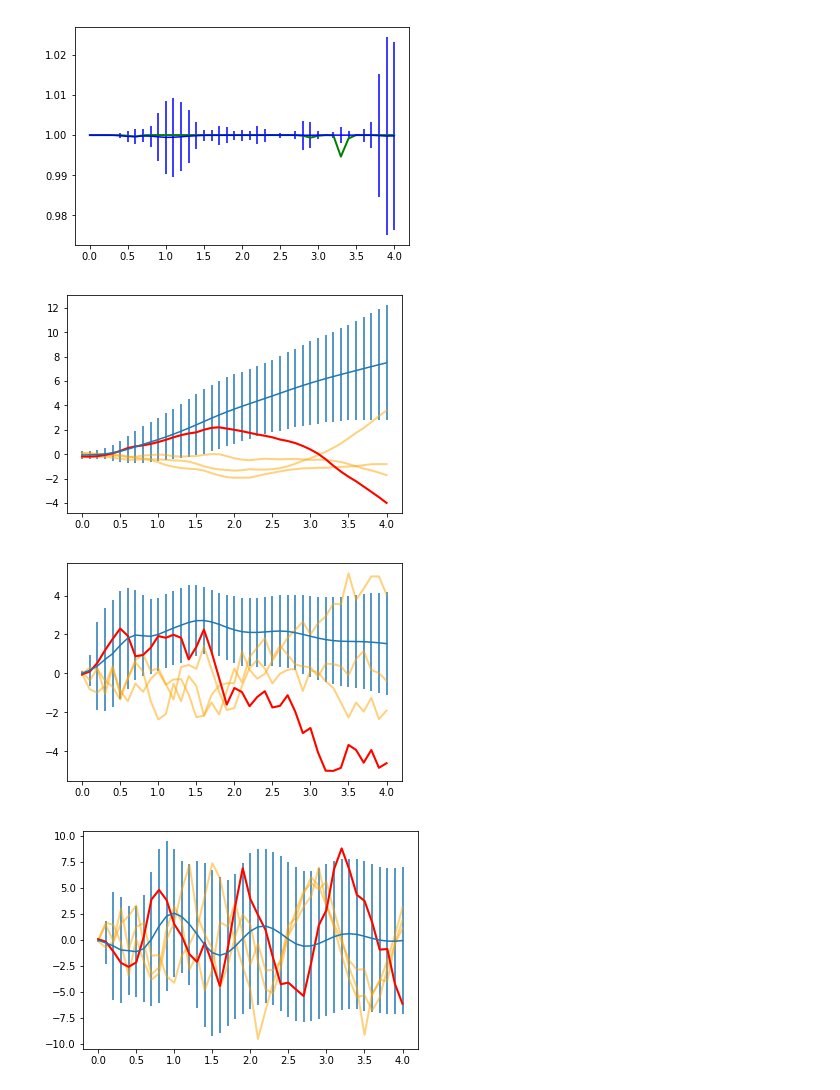
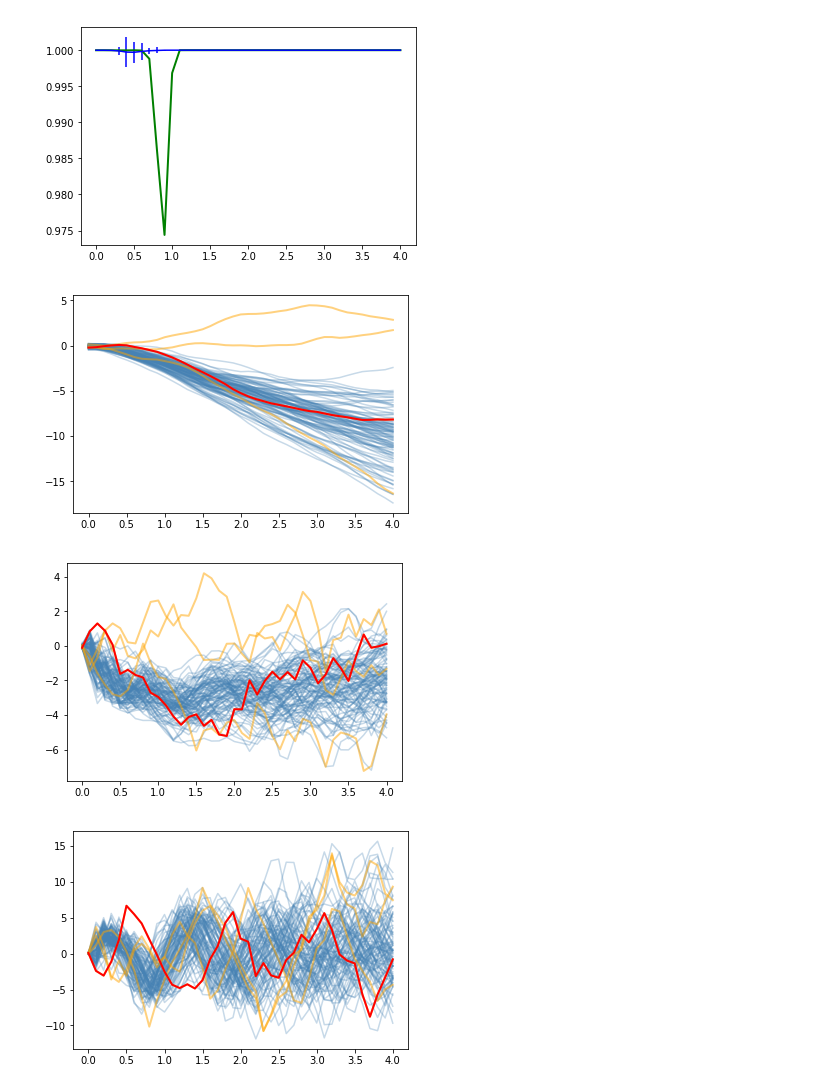
Before and after one commit to mcgillmrl/kusanagi, a Jupyter notebook: examples/notebooks/mc_pilco.ipynb, the cells around one changed output. Cells and saved outputs as stored; diff of their text form; code cells hidden in the pictures.

```diff
--- a/examples/notebooks/mc_pilco.ipynb
+++ b/examples/notebooks/mc_pilco.ipynb
@@ -40,8 +40,8 @@ mcpilco_config = pilco_config.copy()
 mcpilco_config['params']['min_method'] = 'ADAM'
 mcpilco_config['params']['learning_rate'] = 1e-4
 mcpilco_config['params']['max_evals'] = 1000
-mcpilco_config['params']['clip'] = None
-mcpilco_config['n_samples'] = 500
+mcpilco_config['params']['clip'] = 100.0
+mcpilco_config['n_samples'] = 25
 mcpilco_config['dynmodel_class'] = kreg.BNN
 mcpilco_config['policy_class'] = NNPolicy
 
@@ -120,6 +120,6 @@ DenseLayer {'num_units': 4, 'nonlinearity': <function linear at 0x...>, 'name':
 # %%
 mcpilco.resample = False
 mcpilco.rollout_fn = None
-mcpilco.set_n_samples(5000)
-plot_results(mcpilco,plot_samples=False)
+mcpilco.set_n_samples(100)
+plot_results(mcpilco,plot_samples=True)
 # %% [output]
@@ -129,4 +129,4 @@ plot_results(mcpilco,plot_samples=False)
-[figure, old version]
+[figure, new version]
-[figure, old version]
+[figure, new version]
-[figure, old version]
+[figure, new version]
-[figure, old version]
+[figure, new version]
```
Also changed, not shown: parts of 9 cells of this notebook, 2 other files.
